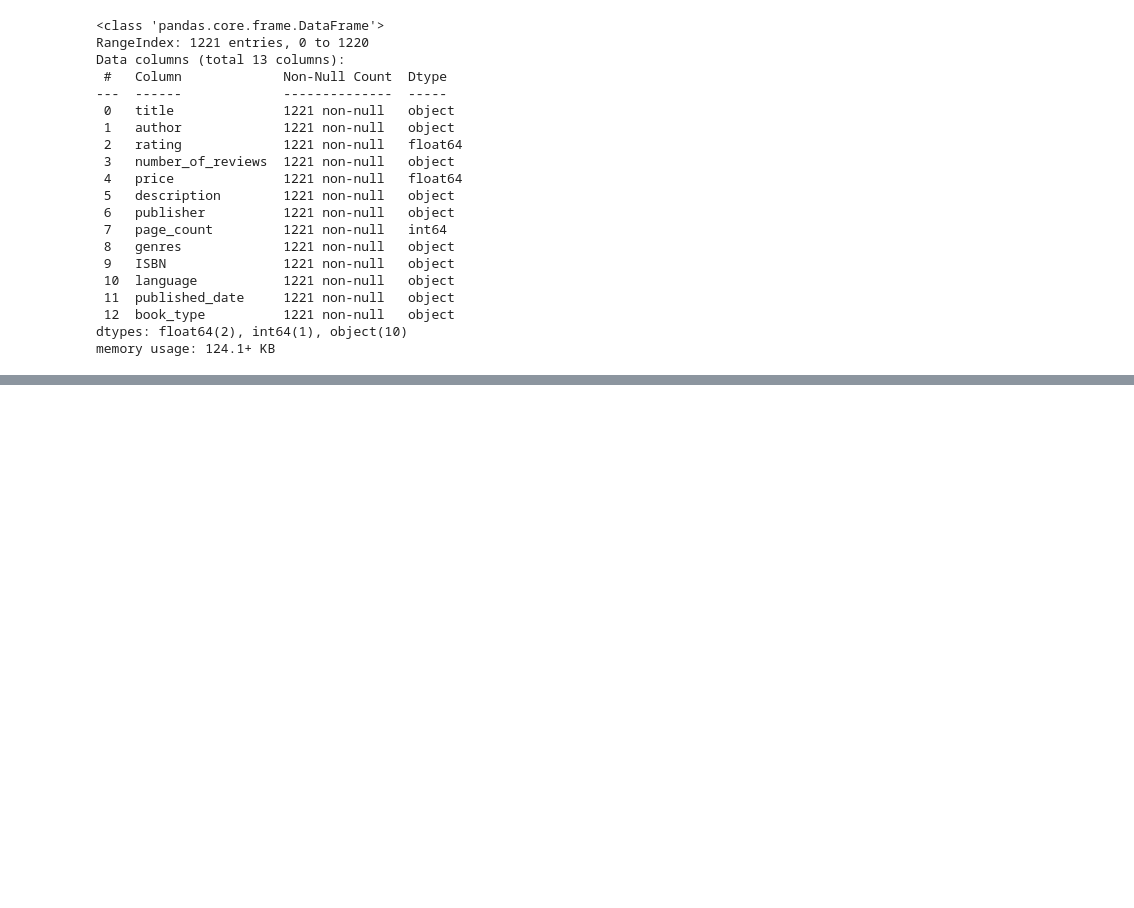
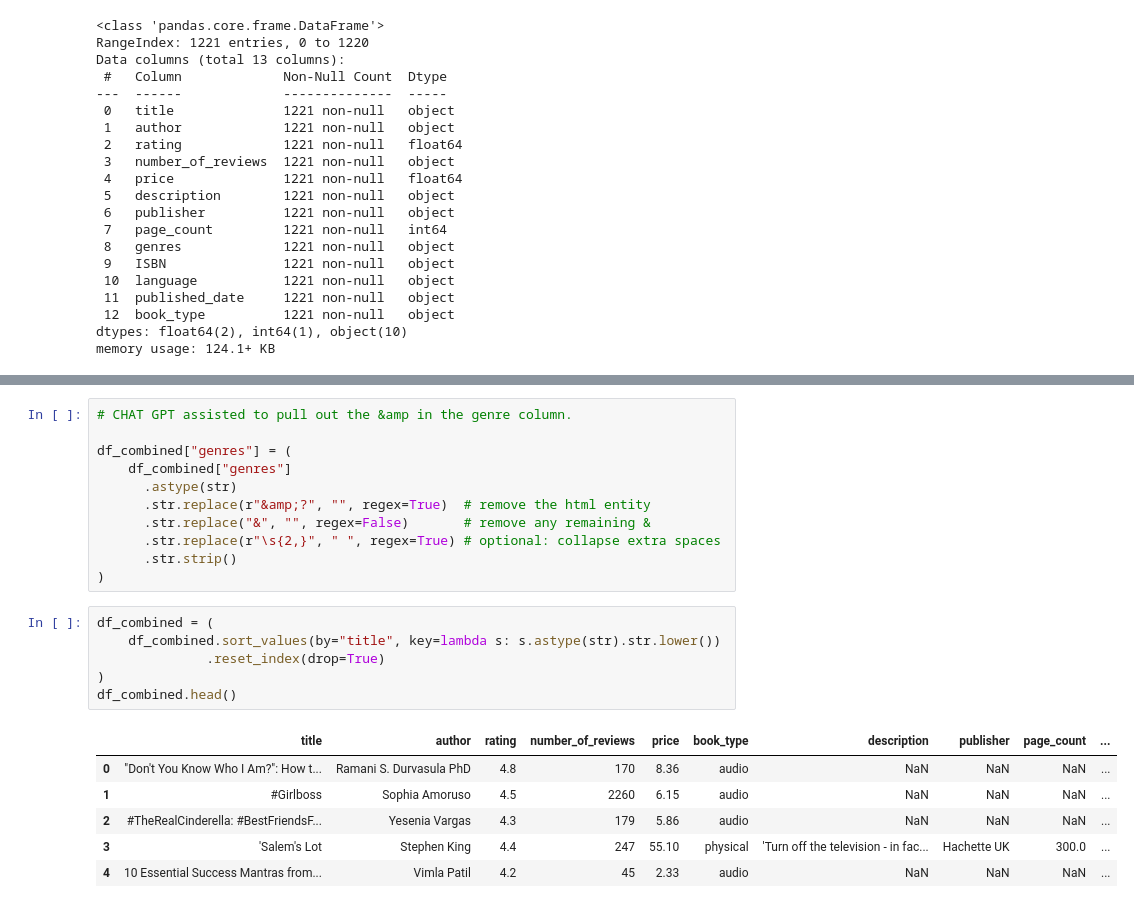
Before and after one commit to laurenmsapp1/comparison_books_audiobooks, a Jupyter notebook: notebooks/comparison_books.ipynb, the cells around one changed output, grey strips where cells are left out. Saved outputs shown, nothing was run; the diff lists cells and outputs as text; blank space fills up the shorter version.

```diff
--- a/notebooks/comparison_books.ipynb
+++ b/notebooks/comparison_books.ipynb
@@ -300,0 +379,24 @@ memory usage: 124.1+ KB
+# %%
+# CHAT GPT assisted to pull out the &amp in the genre column.
+
+df_combined["genres"] = (
+    df_combined["genres"]
+      .astype(str)
+      .str.replace(r"&amp;?", "", regex=True)  # remove the html entity
+      .str.replace("&", "", regex=False)       # remove any remaining &
+      .str.replace(r"\s{2,}", " ", regex=True) # optional: collapse extra spaces
+      .str.strip()
+)
+# %%
+df_combined = (
+    df_combined.sort_values(by="title", key=lambda s: s.astype(str).str.lower())
+              .reset_index(drop=True)
+)
+df_combined.head()
+# %% [output]
+|  | title | author | rating | number_of_reviews | price | book_type | description | publisher | page_count | ... |
+| 0 | "Don't You Know Who I Am?": How t... | Ramani S. Durvasula PhD | 4.8 | 170 | 8.36 | audio | NaN | NaN | NaN | ... |
+| 1 | #Girlboss | Sophia Amoruso | 4.5 | 2260 | 6.15 | audio | NaN | NaN | NaN | ... |
+| 2 | #TheRealCinderella: #BestFriendsF... | Yesenia Vargas | 4.3 | 179 | 5.86 | audio | NaN | NaN | NaN | ... |
+| 3 | 'Salem's Lot | Stephen King | 4.4 | 247 | 55.10 | physical | 'Turn off the television - in fac... | Hachette UK | 300.0 | ... |
+| 4 | 10 Essential Success Mantras from... | Vimla Patil | 4.2 | 45 | 2.33 | audio | NaN | NaN | NaN | ... |
```
Also changed, not shown: parts of 13 cells of this notebook.
